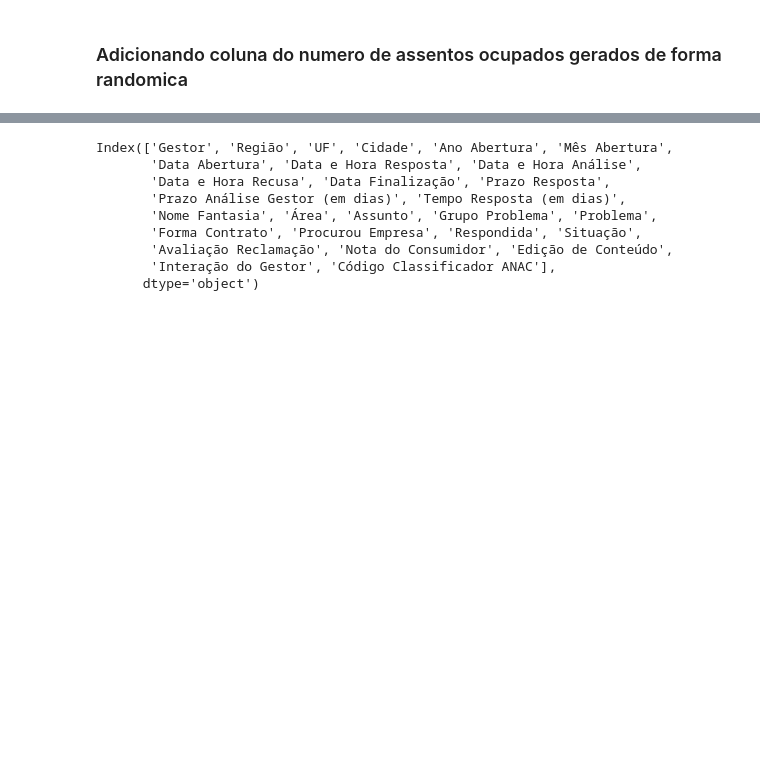
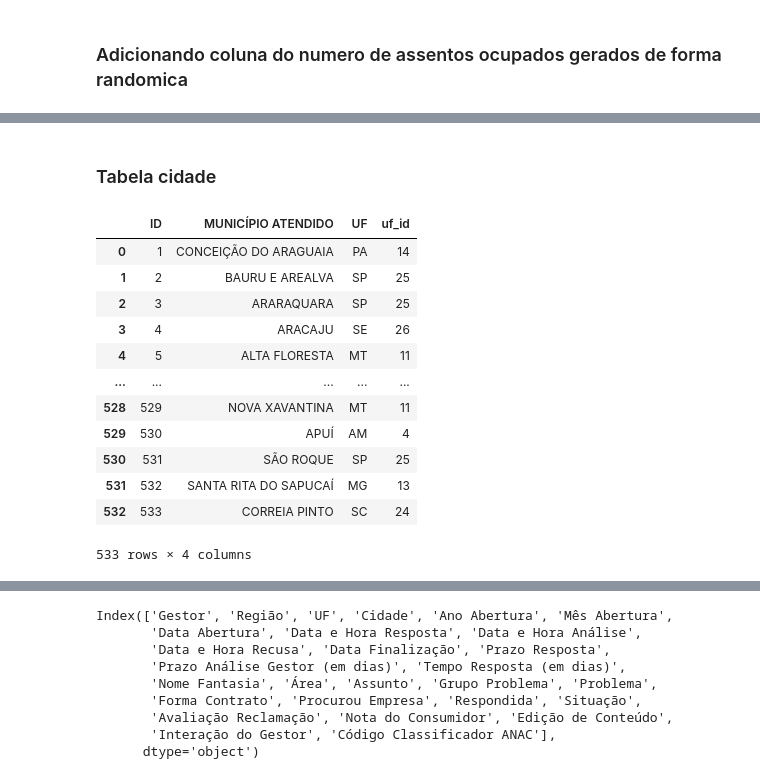
Before and after one commit to CCO-HomeSentinel/analise-aeroportos, a Jupyter notebook: analise_voos.ipynb, the cells around one changed output, grey strips where cells are left out. Cells and saved outputs as stored; diff of their text form; code cells hidden in the pictures; blank space fills up the shorter version.

Commit message:
modelagem nova e script de criacao do banco

```diff
--- a/analise_voos.ipynb
+++ b/analise_voos.ipynb
@@ -229,0 +238,16 @@ df_voos_domesticos['assentos_ocupados'] = df_voos_domesticos.apply(lambda row: g
+# %%
+
+data = {
+    'Estado': ['Acre', 'Alagoas', 'Amapá', 'Amazonas', 'Bahia', 'Ceará', 'Distrito Federal', 'Espírito Santo',
+               'Goiás', 'Maranhão', 'Mato Grosso', 'Mato Grosso do Sul', 'Minas Gerais', 'Pará', 'Paraíba',
+               'Paraná', 'Pernambuco', 'Piauí', 'Rio de Janeiro', 'Rio Grande do Norte', 'Rio Grande do Sul',
+               'Rondônia', 'Roraima', 'Santa Catarina', 'São Paulo', 'Sergipe', 'Tocantins'],
+    'Sigla': ['AC', 'AL', 'AP', 'AM', 'BA', 'CE', 'DF', 'ES', 'GO', 'MA', 'MT', 'MS', 'MG', 'PA', 'PB',
+              'PR', 'PE', 'PI', 'RJ', 'RN', 'RS', 'RO', 'RR', 'SC', 'SP', 'SE', 'TO']
+}
+
+tb_estado = pd.DataFrame(data)
+tb_estado['ID'] = tb_estado.index + 1
+tb_estado = tb_estado[['ID', 'Sigla', 'Estado']]
+
+tb_estado.head()
@@ -229,0 +261,27 @@ df_voos_domesticos['assentos_ocupados'] = df_voos_domesticos.apply(lambda row: g
+# %% [markdown]
+### Tabela cidade
+# %%
+tb_cidade = df_aeroportos[['MUNICÍPIO ATENDIDO', 'UF']]
+tb_cidade = tb_cidade.merge(tb_estado, left_on='UF', right_on='Sigla')
+tb_cidade = tb_cidade.rename(columns={'ID':'uf_id'})
+tb_cidade = tb_cidade.drop(columns={'Estado','Sigla'})
+tb_cidade['ID'] = tb_cidade.index + 1
+tb_cidade = tb_cidade[['ID', 'MUNICÍPIO ATENDIDO', 'UF', 'uf_id']]
+
+tb_cidade = tb_cidade.drop_duplicates()
+
+tb_cidade
+# %% [output]
+|  | ID | MUNICÍPIO ATENDIDO | UF | uf_id |
+| 0 | 1 | CONCEIÇÃO DO ARAGUAIA | PA | 14 |
+| 1 | 2 | BAURU E AREALVA | SP | 25 |
+| 2 | 3 | ARARAQUARA | SP | 25 |
+| 3 | 4 | ARACAJU | SE | 26 |
+| 4 | 5 | ALTA FLORESTA | MT | 11 |
+| ... | ... | ... | ... | ... |
+| 528 | 529 | NOVA XAVANTINA | MT | 11 |
+| 529 | 530 | APUÍ | AM | 4 |
+| 530 | 531 | SÃO ROQUE | SP | 25 |
+| 531 | 532 | SANTA RITA DO SAPUCAÍ | MG | 13 |
+| 532 | 533 | CORREIA PINTO | SC | 24 |
+533 rows × 4 columns
```
Also changed, not shown: parts of 31 cells of this notebook, 2 other files.
